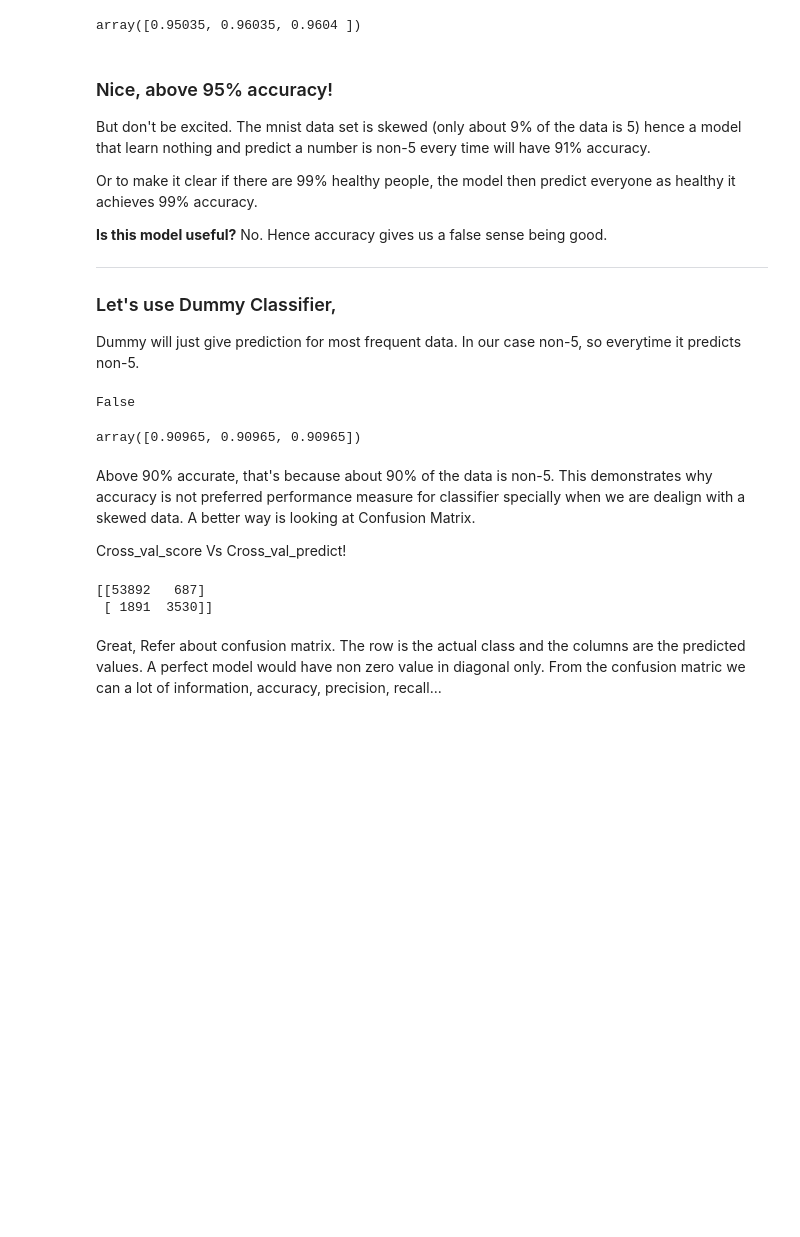
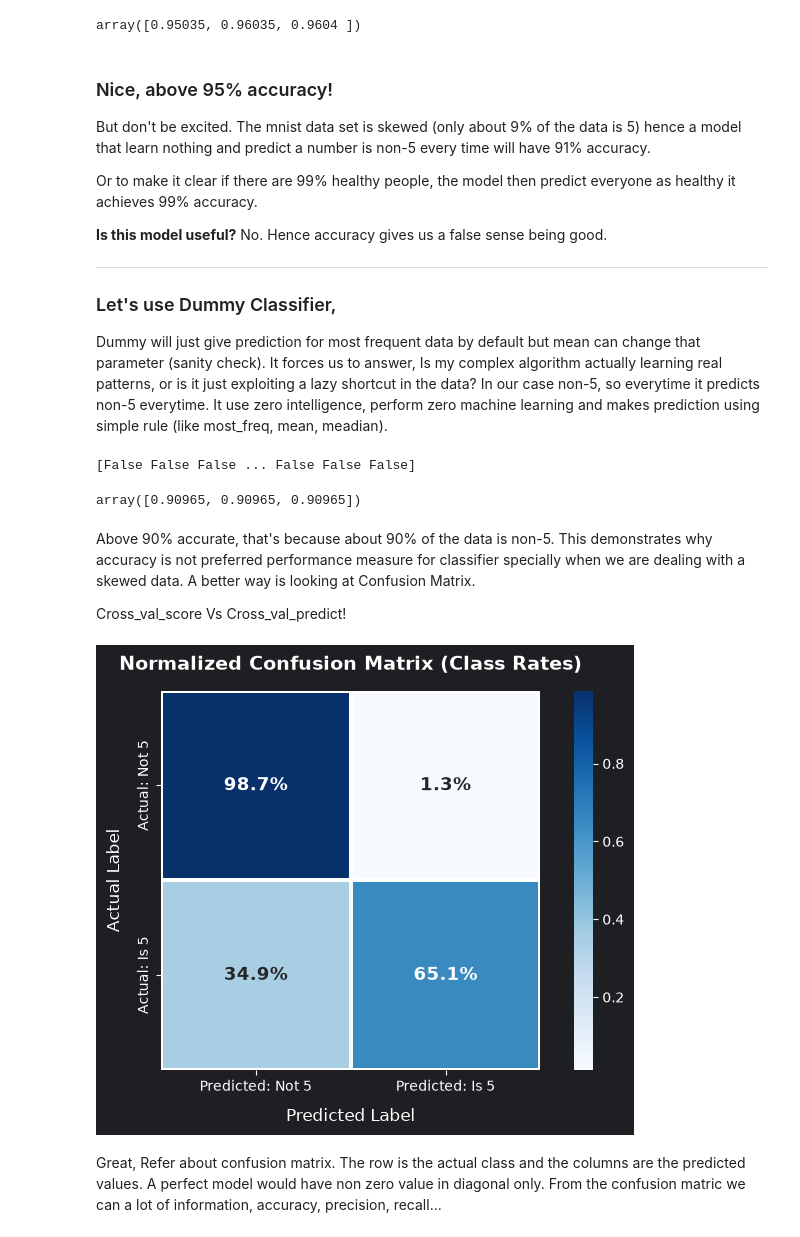
Before and after one commit to Yeabsra-Seyoum/Machine-Learning, a Jupyter notebook: 02-Mnist-classification/mnist_classification.ipynb, the cells around one changed output. Cells and saved outputs as stored; diff of their text form; code cells hidden in the pictures; blank space fills up the shorter version.

```diff
--- a/02-Mnist-classification/mnist_classification.ipynb
+++ b/02-Mnist-classification/mnist_classification.ipynb
@@ -101,33 +101,61 @@ Or to make it clear if there are 99% healthy people, the model then predict ever
 
 ### Let's use Dummy Classifier,
 
-Dummy will just give prediction for most frequent data. In our case non-5, so everytime it predicts non-5.
+Dummy will just give prediction for most frequent data by default but mean can change that parameter (sanity check). It forces us to answer, Is my complex algorithm actually learning real patterns, or is it just exploiting a lazy shortcut in the data? In our case non-5, so everytime it predicts non-5 everytime. It use zero intelligence, perform zero machine learning and makes prediction using simple rule (like most_freq, mean, meadian).
 # %%
 from sklearn.dummy import DummyClassifier
 dummy_clf = DummyClassifier()
 dummy_clf.fit(X_train, y_train_5)
-print(any(dummy_clf.predict(X_train)))
+print(dummy_clf.predict(X_train))
 
 # Check Dummy classifier accuracy
 
 cross_val_score(dummy_clf, X_train, y_train_5, cv=3, scoring="accuracy")
 # %% [output]
-False
+[False False False ... False False False]
 array([0.90965, 0.90965, 0.90965])
 # %% [markdown]
-Above 90% accurate, that's because about 90% of the data is non-5. This demonstrates why accuracy is not preferred performance measure for classifier specially when we are dealign with a skewed data. A better way is looking at Confusion Matrix.
+Above 90% accurate, that's because about 90% of the data is non-5. This demonstrates why accuracy is not preferred performance measure for classifier specially when we are dealing with a skewed data. A better way is looking at Confusion Matrix.
 
 Cross_val_score Vs Cross_val_predict!
 # %%
+import matplotlib.pyplot as plt
+from sklearn.metrics import confusion_matrix
 from sklearn.model_selection import cross_val_predict
-from sklearn.metrics import confusion_matrix
+import seaborn as sns
 
 y_train_pred = cross_val_predict(sgd_clf, X_train, y_train_5, cv=3)
-cm = confusion_matrix(y_train_5, y_train_pred)
-print(cm)
+cm = confusion_matrix(y_train_5, y_train_pred, normalize="true")
+
+plt.figure(figsize=(7, 5))
+
+# Clean illustration SPEC AI code
+sns.heatmap(
+    cm,
+    annot=True,
+    fmt=".1%",  # Display values as clean percentages
+    cmap="Blues",  # Soft, modern light blue gradient
+    cbar=True,
+    linewidths=1.5,
+    linecolor="white",
+    square=True,
+    annot_kws={"size": 13, "weight": "bold"},
+    xticklabels=["Predicted: Not 5", "Predicted: Is 5"],
+    yticklabels=["Actual: Not 5", "Actual: Is 5"],
+)
+
+plt.title(
+    "Normalized Confusion Matrix (Class Rates)",
+    fontsize=14,
+    fontweight="bold",
+    pad=15,
+)
+plt.xlabel("Predicted Label", fontsize=12, labelpad=10)
+plt.ylabel("Actual Label", fontsize=12, labelpad=10)
+plt.tight_layout()
+plt.show()
 # %% [output]
-[[53892   687]
- [ 1891  3530]]
+[figure, added]
 # %% [markdown]
 Great, Refer about confusion matrix. The row is the actual class and the columns are the predicted values. A perfect model would have non zero value in diagonal only. From the confusion matric we can a lot of information, accuracy, precision, recall...
 # %%
```
Also changed, not shown: parts of 10 cells of this notebook.
